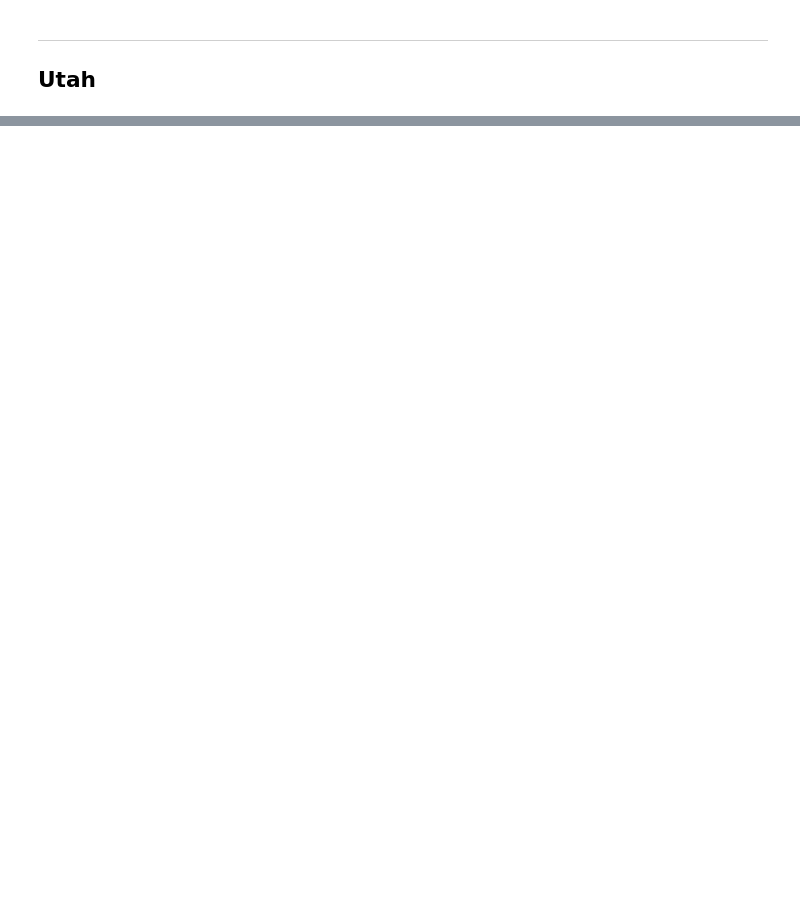
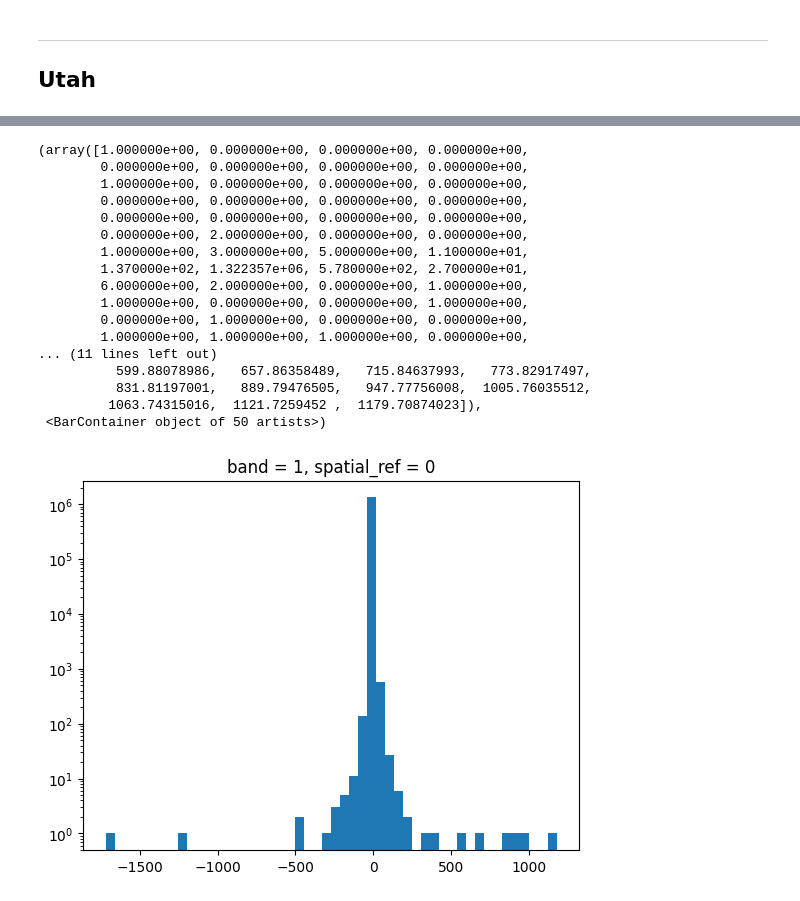
Before and after one commit to ThomWorm/nightlights, a Jupyter notebook: 06_model_testing.ipynb, the cells around one changed output, grey strips where cells are left out. Cells and saved outputs as stored; diff of their text form; code cells hidden in the pictures; blank space fills up the shorter version.

```diff
--- a/06_model_testing.ipynb
+++ b/06_model_testing.ipynb
@@ -299,3 +449,24 @@ ut_mismatch_da, ut_viirs_later_da, ut_state_gdf = run_state_pipeline("Utah")
+# %%
+ut_mismatch_da.plot.hist(bins=50, log=True)
+# %% [output]
+(array([1.000000e+00, 0.000000e+00, 0.000000e+00, 0.000000e+00,
+        0.000000e+00, 0.000000e+00, 0.000000e+00, 0.000000e+00,
+        1.000000e+00, 0.000000e+00, 0.000000e+00, 0.000000e+00,
+        0.000000e+00, 0.000000e+00, 0.000000e+00, 0.000000e+00,
+        0.000000e+00, 0.000000e+00, 0.000000e+00, 0.000000e+00,
+        0.000000e+00, 2.000000e+00, 0.000000e+00, 0.000000e+00,
+        1.000000e+00, 3.000000e+00, 5.000000e+00, 1.100000e+01,
+        1.370000e+02, 1.322357e+06, 5.780000e+02, 2.700000e+01,
+        6.000000e+00, 2.000000e+00, 0.000000e+00, 1.000000e+00,
+        1.000000e+00, 0.000000e+00, 0.000000e+00, 1.000000e+00,
+        0.000000e+00, 1.000000e+00, 0.000000e+00, 0.000000e+00,
+        1.000000e+00, 1.000000e+00, 1.000000e+00, 0.000000e+00,
+... (11 lines left out)
+          599.88078986,   657.86358489,   715.84637993,   773.82917497,
+          831.81197001,   889.79476505,   947.77756008,  1005.76035512,
+         1063.74315016,  1121.7259452 ,  1179.70874023]),
+ <BarContainer object of 50 artists>)
+[figure, added]
 # %%
 ut_counties = plot_county_choropleth(
     ut_mismatch_da,
```
Also changed, not shown: parts of 18 cells of this notebook.
